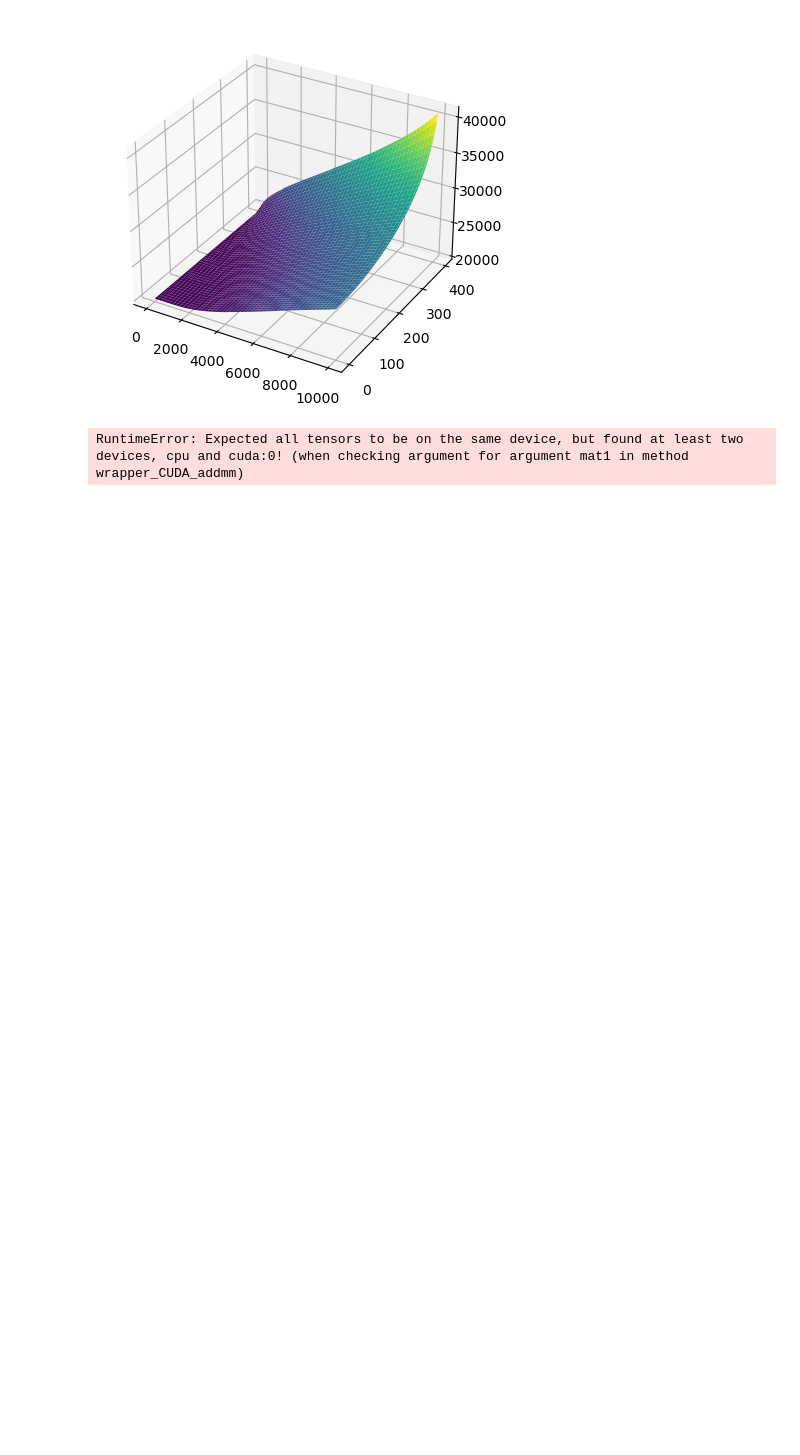
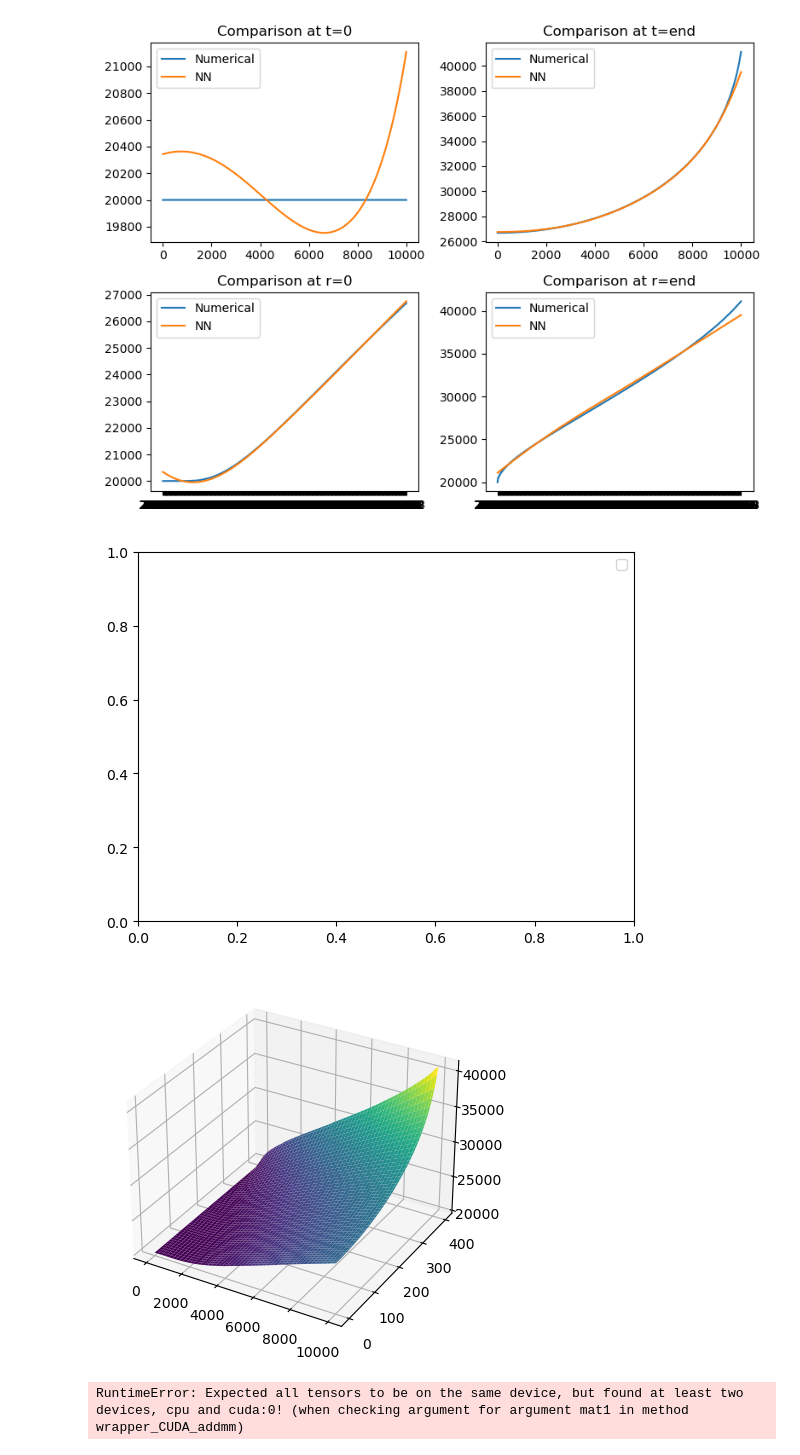
Before and after one commit to merdern/FYP, a Jupyter notebook: ReversePINN.ipynb, the cells around one changed output. Cells and saved outputs as stored; diff of their text form; code cells hidden in the pictures; blank space fills up the shorter version.

```diff
--- a/ReversePINN.ipynb
+++ b/ReversePINN.ipynb
@@ -336,3 +335,8 @@ NameError: name 'plt' is not defined
+# %%
+pinn.plot_comparison()
+# %% [output]
+[figure, added]
+[figure, added]
 # %%
 numerical = pd.read_csv("MATLAB Solver\data.csv")
 
```
Also changed, not shown: parts of 3 cells of this notebook, 2 other files.
